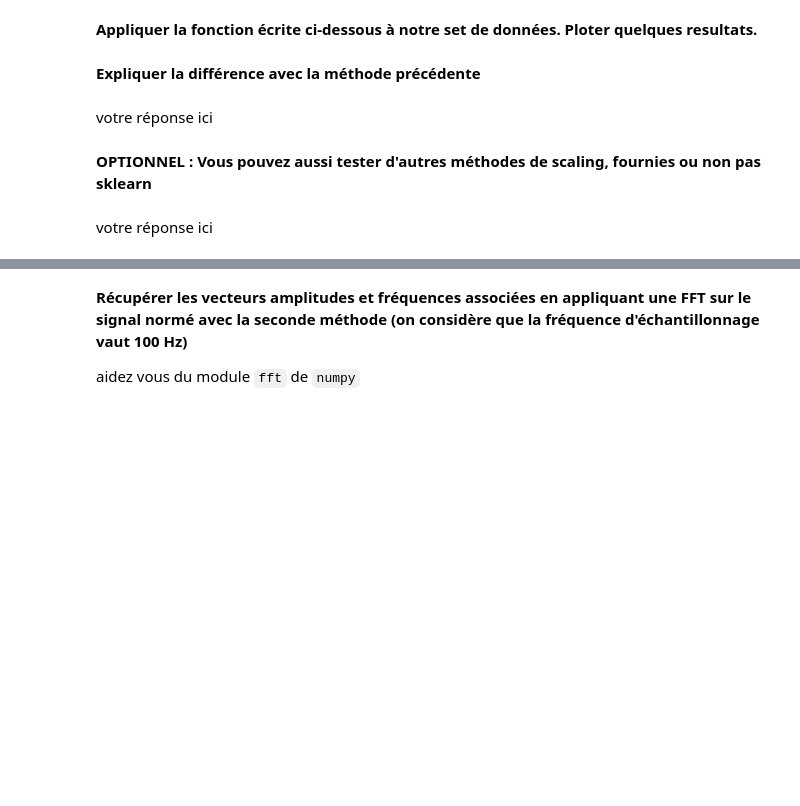
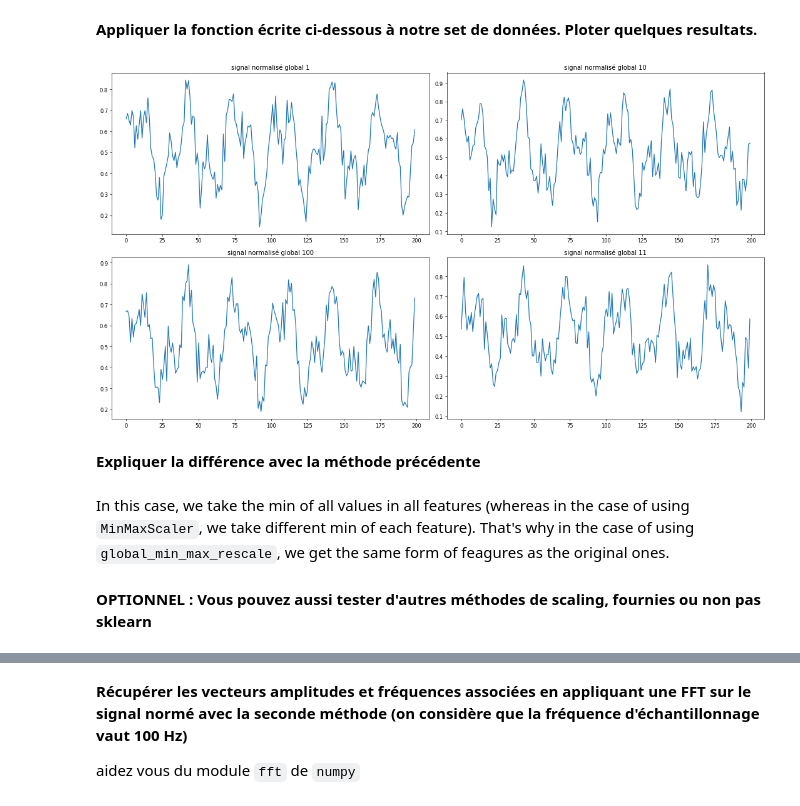
Before and after one commit to dinhanhthi/learn-ai, a Jupyter notebook: interview/dataswati/test_python_dataswati_2019/test_python_data_science_Dataswati-v2.ipynb, the cells around one changed output, grey strips where cells are left out. Cells and saved outputs as stored; diff of their text form; code cells hidden in the pictures; blank space fills up the shorter version.

```diff
--- a/interview/dataswati/test_python_dataswati_2019/test_python_data_science_Dataswati-v2.ipynb
+++ b/interview/dataswati/test_python_dataswati_2019/test_python_data_science_Dataswati-v2.ipynb
@@ -51,11 +104,14 @@ def global_min_max_rescale(X):
     global_min = np.min(X)
     global_max = np.max(X)
     return (X-global_min)/(global_max-global_min)
+# %%
+arr_signal_global = global_min_max_rescale(arr_signal)
+plot_signal(arr_signal_global, name="signal normalisé global") # plots 4 signaux
+# %% [output]
+[figure, added]
 # %% [markdown]
 **Expliquer la différence avec la méthode précédente**
-# %% [markdown]
-votre réponse ici
+# %% [markdown]
+In this case, we take the min of all values in all features (whereas in the case of using `MinMaxScaler`, we take different min of each feature). That's why in the case of using `global_min_max_rescale`, we get the same form of feagures as the original ones.
 # %% [markdown]
 **OPTIONNEL : Vous pouvez aussi tester d'autres méthodes de scaling, fournies ou non pas sklearn**
-# %% [markdown]
-votre réponse ici
```
Also changed, not shown: parts of 32 cells of this notebook, 5 other files.
